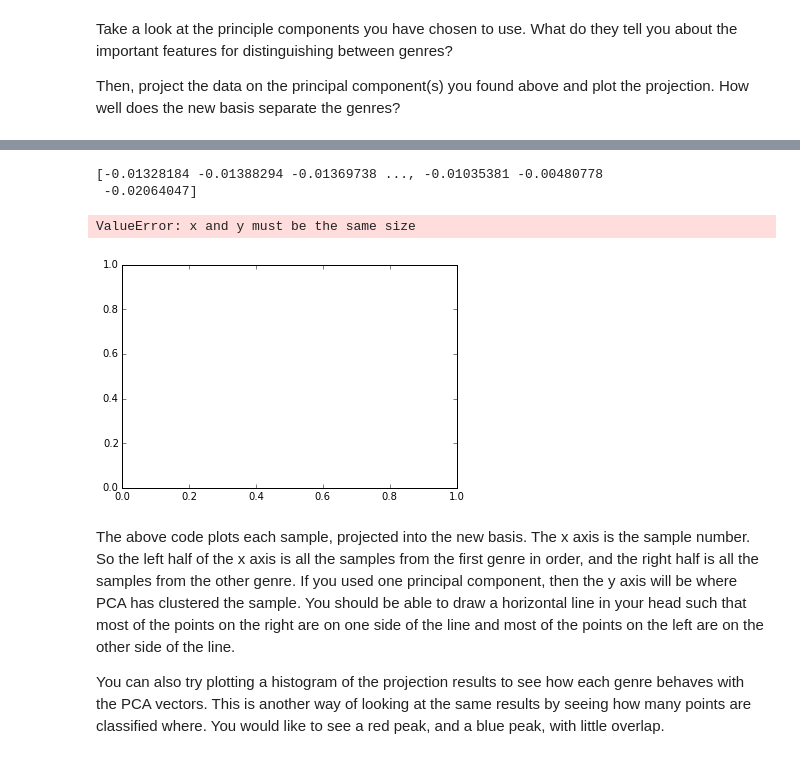
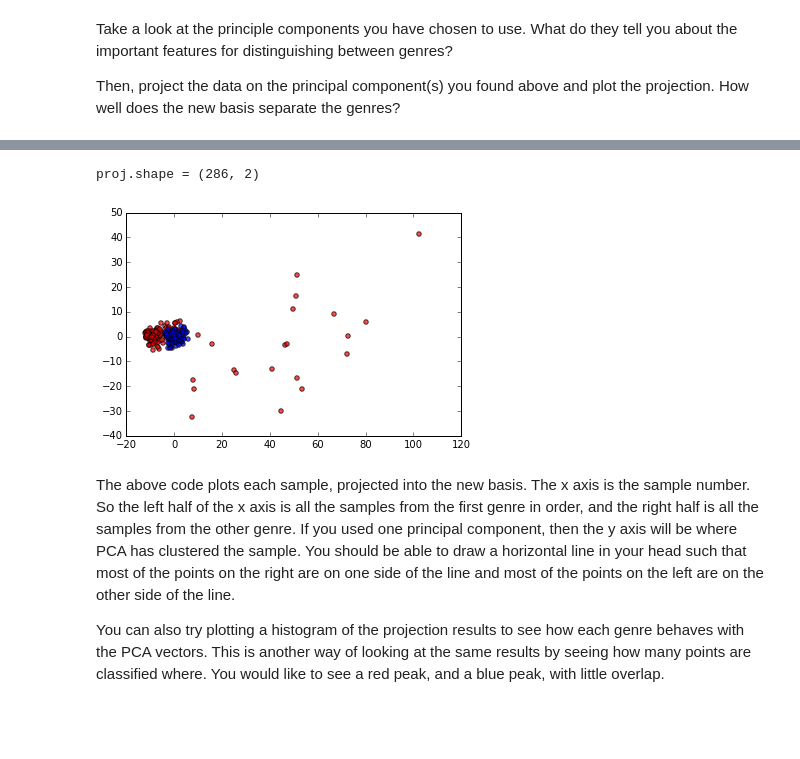
Before and after one commit to phlip9/ee16b-SIXT33N, a Jupyter notebook: SIXT33N-PCA-music.ipynb, the cells around one changed output, grey strips where cells are left out. Saved outputs shown, nothing was run; the diff lists cells and outputs as text; code cells hidden in the pictures; blank space fills up the shorter version.

```diff
--- a/SIXT33N-PCA-music.ipynb
+++ b/SIXT33N-PCA-music.ipynb
@@ -233,11 +282,3 @@ You will now write the function <b>`process_data`</b> below that processes the r
 - You have data for both real and imaginary parts of your FFT, does one work better than the other? You might also want to think about ways to combine the real and imaginary parts of each coefficient and somehow normalize each row.
 
 Keep in mind that the same data pre-processing algorithm has to run on the Launchpad, so try to keep it as simple as possible.
-# %%
-A = np.matrix([
-        [1, 2, 1, 2, 1],
-        [1, 2, 1, 2, 1],
-        [4, 4, 5, 5, 4]
-    ])
-
-A[:, 1::2]
@@ -280,5 +372,7 @@ def process_data(data):
     return A
 # %%
 # Build A matrix for PCA
-A = process_data(hw)
-A = np.vstack((A, process_data(ram)))
+hw_processed = process_data(hw, True)
+ram_processed = process_data(ram, True)
+
+A = np.vstack((hw_processed, ram_processed))
@@ -325,6 +452,7 @@ Then, project the data on the principal component(s) you found above and plot th
 # %%
 # Plot the significant principal component
 # YOUR CODE HERE
-pc = u[:,0]
+pc = V[:,0:2]
 plt.plot(pc)
+print(pc.shape)
 # %% [output]
@@ -333,21 +461,27 @@ plt.plot(pc)
 # %%
 # Project the data matrix to the first principal component
-# YOUR CODE HERE
-print(np.array(pc).T)
+proj = (pc.T.dot(processed_A.T)).T
 
-proj = np.dot(np.array(pc.T), np.array(A))
+print('proj.shape =', proj.shape)
 
 # Plot the projection
 x = np.linspace(0,num_samples / 2, num_samples)
-plt.scatter(x,proj[:num_samples], c=['red'], edgecolors='none', alpha=0.7)
-plt.scatter(x + num_samples, proj[num_samples:], c=['blue'], edgecolors='none', alpha=0.7)
-plt.legend(['genre1', 'genre2'],loc='center left', bbox_to_anchor=(1, 0.5))
+
+# print('x.shape =', x.shape)
+
+plt.scatter(proj[:num_samples, 0], proj[:num_samples, 1], c=['red'], alpha=0.7)
+plt.scatter(proj[num_samples:, 0], proj[num_samples:, 1], c=['blue'], alpha=0.7)
+
+#plt.xlim(-15, 15)
+#plt.ylim(-10, 10)
+
+#plt.scatter(x,proj[:num_samples], c=['red'], edgecolors='none', alpha=0.7)
+#plt.scatter(x + num_samples, proj[num_samples:], c=['blue'], edgecolors='none', alpha=0.7)
+#plt.legend(['genre1', 'genre2'],loc='center left', bbox_to_anchor=(1, 0.5))
 plt.show()
 # %% [output]
-[-0.01328184 -0.01388294 -0.01369738 ..., -0.01035381 -0.00480778
- -0.02064047]
+proj.shape = (286, 2)
-ValueError: x and y must be the same size
-[figure, old version]
+[figure, new version]
 # %% [markdown]
 The above code plots each sample, projected into the new basis. The x axis is the sample number. So the left half of the x axis is all the samples from the first genre in order, and the right half is all the samples from the other genre. If you used one principal component, then the y axis will be where PCA has clustered the sample. You should be able to draw a horizontal line in your head such that most of the points on the right are on one side of the line and most of the points on the left are on the other side of the line.
 
```
Also changed, not shown: parts of 21 cells of this notebook, 1 other file.
